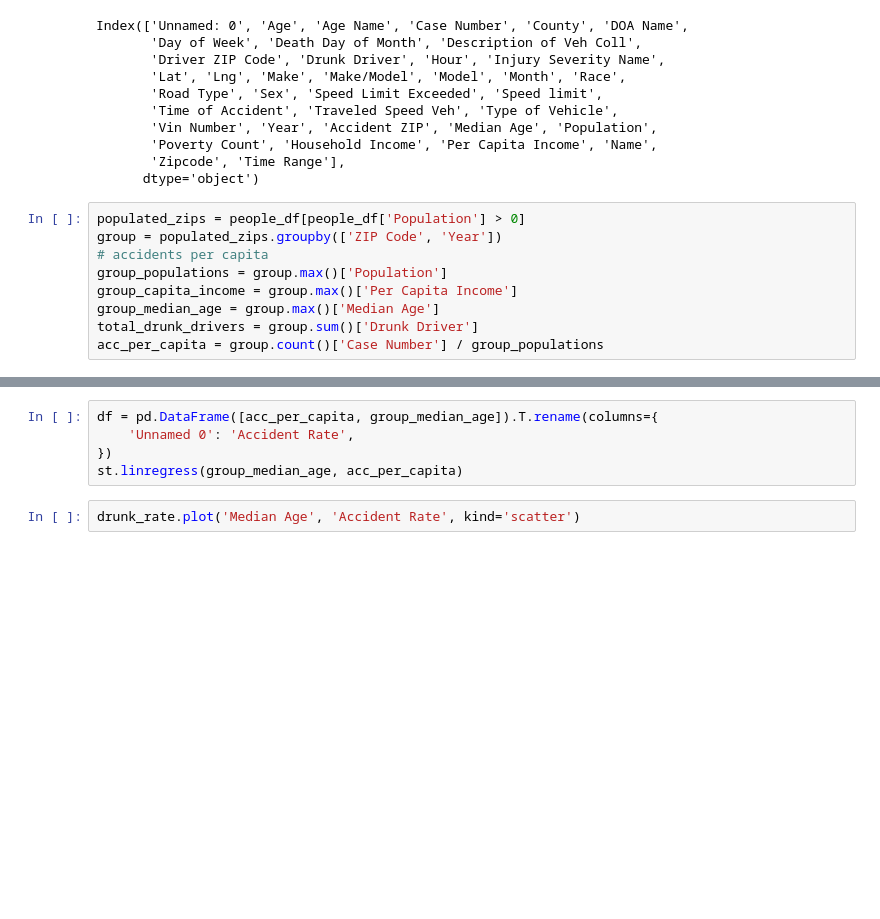
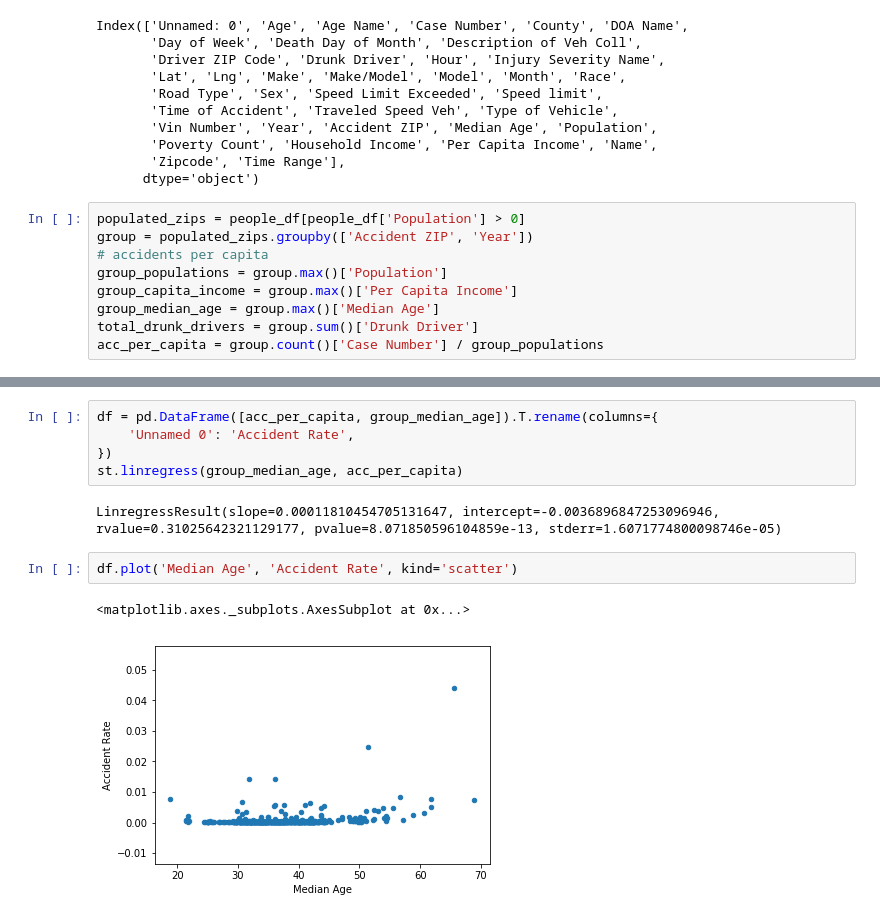
Before and after one commit to mwhitmore1/ucsd_bootcamp-traffic_accident_analysis, a Jupyter notebook: notebooks/Visualization_Tests.ipynb, the cells around one changed output, grey strips where cells are left out. Drawn from its saved outputs; the diff is of its cells as text; blank space fills up the shorter version.

```diff
--- a/notebooks/Visualization_Tests.ipynb
+++ b/notebooks/Visualization_Tests.ipynb
@@ -521,7 +521,7 @@ Index(['Unnamed: 0', 'Age', 'Age Name', 'Case Number', 'County', 'DOA Name',
       dtype='object')
 # %%
 populated_zips = people_df[people_df['Population'] > 0]
-group = populated_zips.groupby(['ZIP Code', 'Year'])
+group = populated_zips.groupby(['Accident ZIP', 'Year'])
 # accidents per capita
 group_populations = group.max()['Population']
 group_capita_income = group.max()['Per Capita Income']
@@ -568,5 +582,10 @@ df = pd.DataFrame([acc_per_capita, group_median_age]).T.rename(columns={
     'Unnamed 0': 'Accident Rate',
 })
 st.linregress(group_median_age, acc_per_capita)
+# %% [output]
+LinregressResult(slope=0.00011810454705131647, intercept=-0.0036896847253096946, rvalue=0.31025642321129177, pvalue=8.071850596104859e-13, stderr=1.6071774800098746e-05)
 # %%
-drunk_rate.plot('Median Age', 'Accident Rate', kind='scatter')
+df.plot('Median Age', 'Accident Rate', kind='scatter')
+# %% [output]
+<matplotlib.axes._subplots.AxesSubplot at 0x...>
+[figure, added]
```
Also changed, not shown: parts of 9 cells of this notebook.
